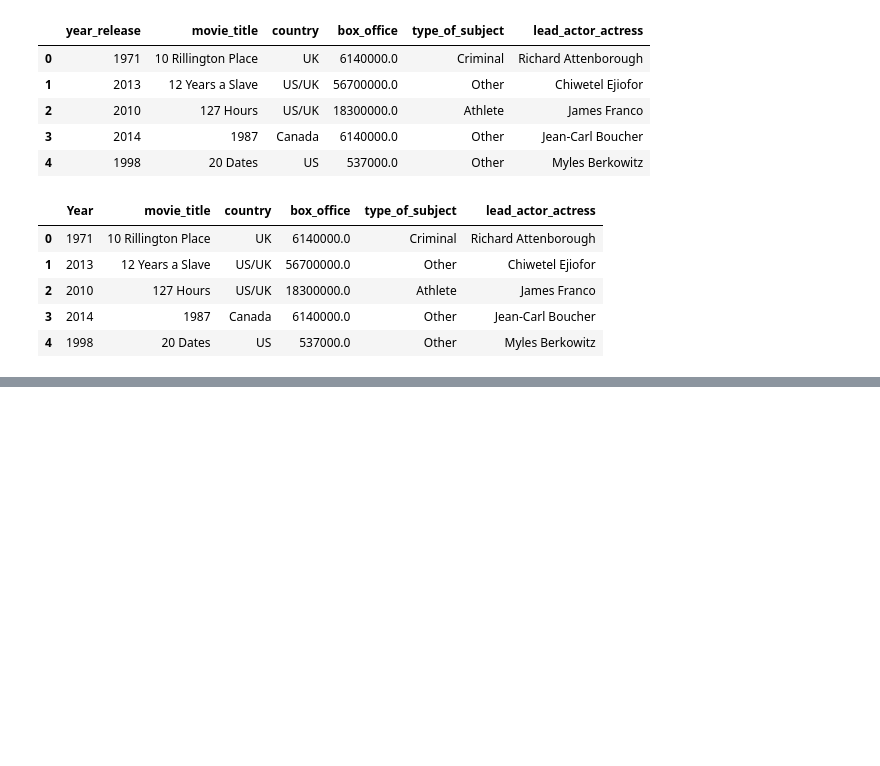
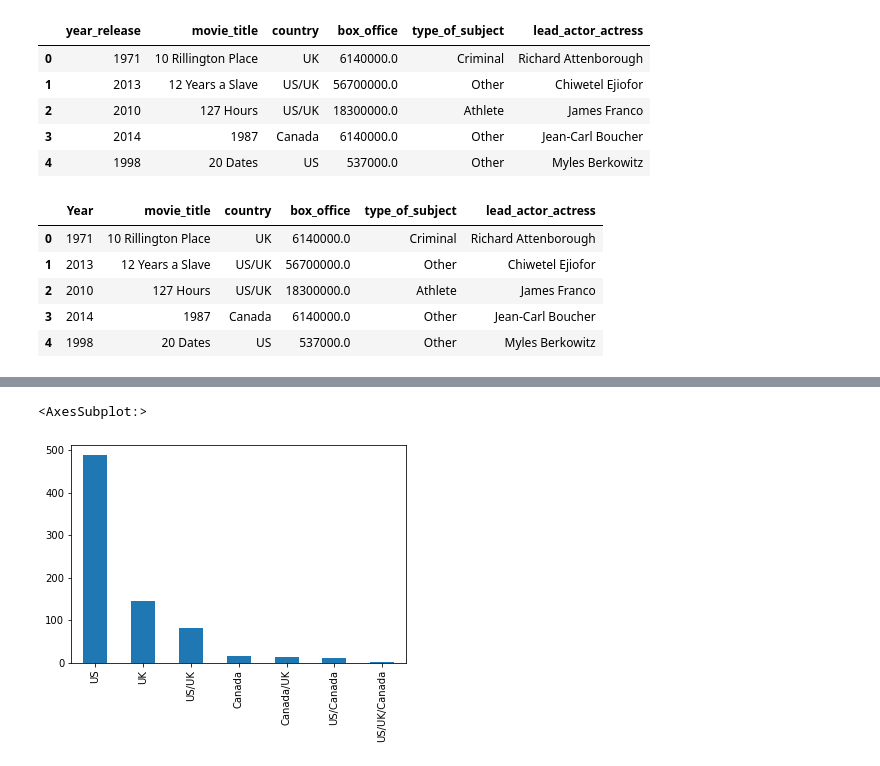
Before and after one commit to JudsonMorgan/Python-for-Data-Analyst, a Jupyter notebook: Introduction-to-Pandas.ipynb, the cells around one changed output, grey strips where cells are left out. Drawn from its saved outputs; the diff is of its cells as text; code cells hidden in the pictures; blank space fills up the shorter version.

```diff
--- a/Introduction-to-Pandas.ipynb
+++ b/Introduction-to-Pandas.ipynb
@@ -1404,0 +1071,5 @@ bio_df.head()
+# %%
+bio_df['country'].value_counts().plot(kind="bar")
+# %% [output]
+<AxesSubplot:>
+[figure, added]
```
Also changed, not shown: parts of 58 cells of this notebook.
